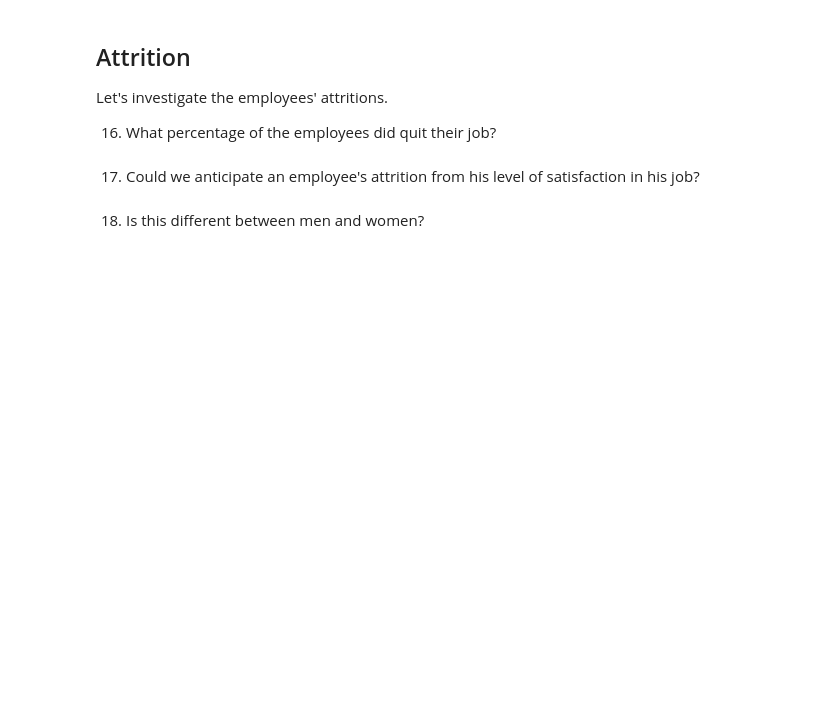
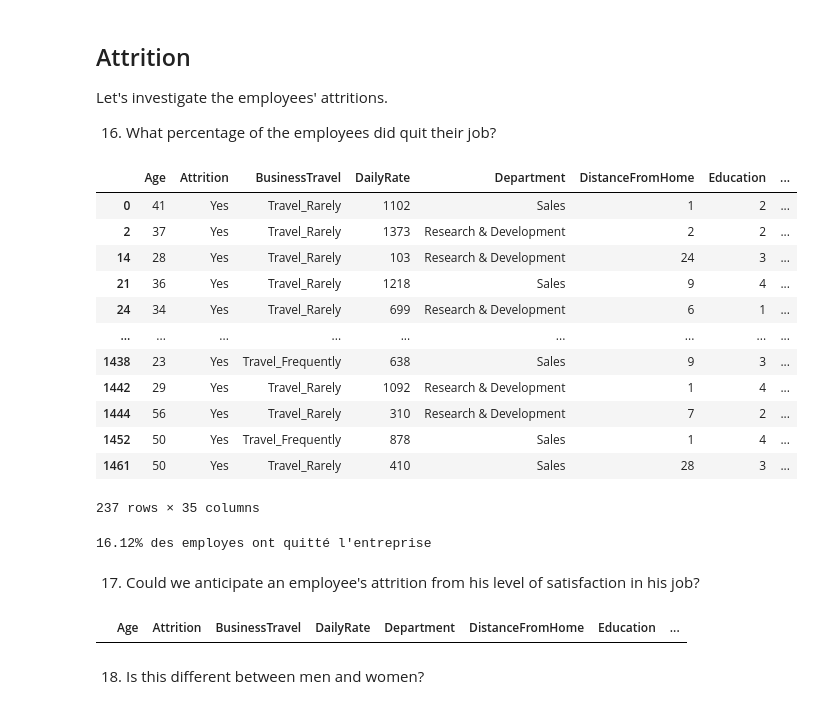
Before and after one commit to AByGCreation/Jedha, a Jupyter notebook: Exercices/Data Visualization/01-EDA_IBM_attrition.ipynb, the cells around one changed output. Drawn from its saved outputs; the diff is of its cells as text; code cells hidden in the pictures; blank space fills up the shorter version.

```diff
--- a/Exercices/Data Visualization/01-EDA_IBM_attrition.ipynb
+++ b/Exercices/Data Visualization/01-EDA_IBM_attrition.ipynb
@@ -126,7 +193,40 @@ The income depends a bit on the education level, especially for highest level (5
 Let's investigate the employees' attritions.
 
 16. What percentage of the employees did quit their job?
+# %%
+dfAttr = (df.query('Attrition == "Yes"'))
+display(dfAttr)
+
+out = dfAttr['Attrition'].count() / df['Attrition'].count() * 100
+print(f"{out:.2f}% des employes ont quitté l'entreprise")
+# %% [output]
+|  | Age | Attrition | BusinessTravel | DailyRate | Department | DistanceFromHome | Education | ... |
+| 0 | 41 | Yes | Travel_Rarely | 1102 | Sales | 1 | 2 | ... |
+| 2 | 37 | Yes | Travel_Rarely | 1373 | Research & Development | 2 | 2 | ... |
+| 14 | 28 | Yes | Travel_Rarely | 103 | Research & Development | 24 | 3 | ... |
+| 21 | 36 | Yes | Travel_Rarely | 1218 | Sales | 9 | 4 | ... |
+| 24 | 34 | Yes | Travel_Rarely | 699 | Research & Development | 6 | 1 | ... |
+| ... | ... | ... | ... | ... | ... | ... | ... | ... |
+| 1438 | 23 | Yes | Travel_Frequently | 638 | Sales | 9 | 3 | ... |
+| 1442 | 29 | Yes | Travel_Rarely | 1092 | Research & Development | 1 | 4 | ... |
+| 1444 | 56 | Yes | Travel_Rarely | 310 | Research & Development | 7 | 2 | ... |
+| 1452 | 50 | Yes | Travel_Frequently | 878 | Sales | 1 | 4 | ... |
+| 1461 | 50 | Yes | Travel_Rarely | 410 | Sales | 28 | 3 | ... |
+237 rows × 35 columns
+16.12% des employes ont quitté l'entreprise
 # %% [markdown]
 17. Could we anticipate an employee's attrition from his level of satisfaction in his job?
+# %%
+display(dfAttr.head(0))
+
+fig = px.scatter(dfAttr, y="JobSatisfaction", x="NumCompaniesWorked", trendline="ols", trendline_scope="overall", color='MonthlyIncome')
+fig.show()
+
+# correction :
+
+fig = px.box(df, x = "Attrition", y = "JobSatisfaction")
+fig.show()
+# %% [output]
+|  | Age | Attrition | BusinessTravel | DailyRate | Department | DistanceFromHome | Education | ... |
 # %% [markdown]
 18. Is this different between men and women?
```
Also changed, not shown: parts of 11 cells of this notebook, 9 other files.
